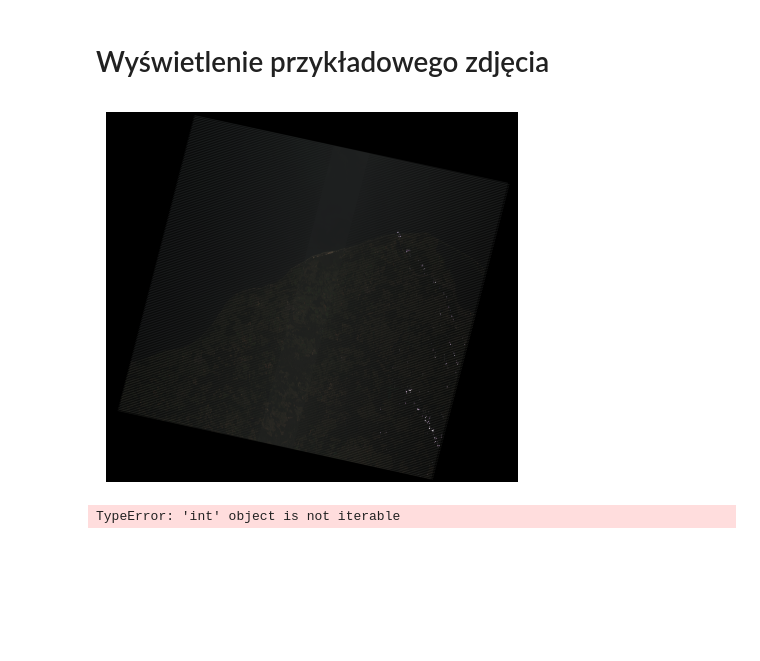
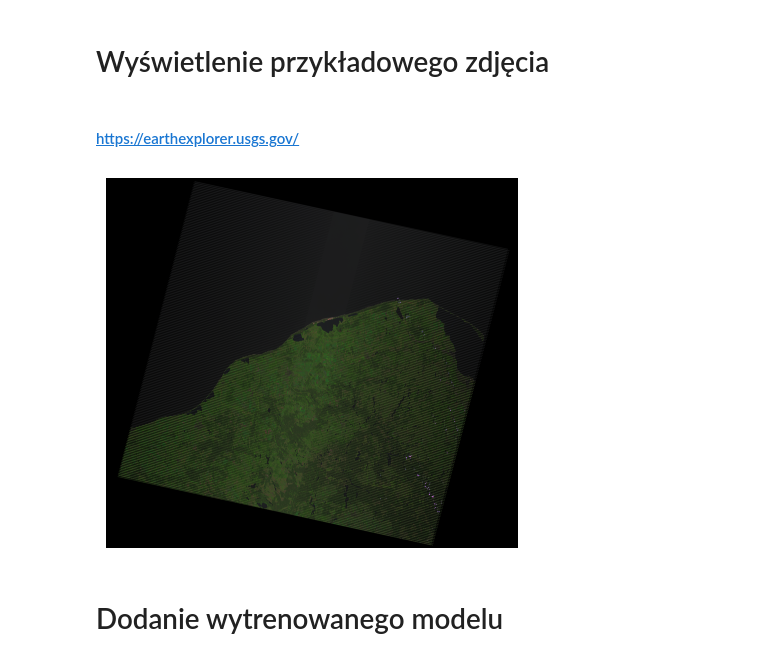
Before and after one commit to Morpheus1024/Detekcja-zmian-uzytkowania-ziemi, a Jupyter notebook: brudnopis.ipynb, the cells around one changed output. Saved outputs shown, nothing was run; the diff lists cells and outputs as text; code cells hidden in the pictures; blank space fills up the shorter version.

```diff
--- a/brudnopis.ipynb
+++ b/brudnopis.ipynb
@@ -26,35 +44,38 @@ import tifffile as tiff
 import torchgeo
 # %% [markdown]
 # Wyświetlenie przykładowego zdjęcia
+# %% [markdown]
+#### https://earthexplorer.usgs.gov/
 # %%
 #tif_image = Image.open('Landsat/2019/LE07_L2SP_191022_20190415_20200827_02_T1_SR_B5.TIF')
 # Ścieżki do plików z kanałami
-band4_path = 'Landsat/2010/LE07_L2SP_191022_20100711_20200911_02_T1_SR_B3.TIF'  # Red
-band3_path = 'Landsat/2010/LE07_L2SP_191022_20100711_20200911_02_T1_SR_B2.TIF'  # Green
-band2_path = 'Landsat/2010/LE07_L2SP_191022_20100711_20200911_02_T1_SR_B1.TIF'  # Blue
+band5_path = 'Landsat/2010/LE07_L2SP_191022_20100711_20200911_02_T1_SR_B5.TIF'  # Red
+band4_path = 'Landsat/2010/LE07_L2SP_191022_20100711_20200911_02_T1_SR_B4.TIF'  # Green
+band3_path = 'Landsat/2010/LE07_L2SP_191022_20100711_20200911_02_T1_SR_B3.TIF'  # Blue
 
 # Otwórz kanały
-band4 = tiff.imread(band4_path)
-band3 = tiff.imread(band3_path)
-band2 = tiff.imread(band2_path)
+band4 = tiff.imread(band5_path)
+band3 = tiff.imread(band4_path)
+band2 = tiff.imread(band3_path)
 
 # Normalizacja kanałów (opcjonalnie, aby upewnić się, że wartości mieszczą się w zakresie 0-255)
 def normalize(array):
     array_min, array_max = array.min(), array.max()
     return ((array - array_min) / (array_max - array_min) * 255).astype(np.uint8)
 
 band4 = normalize(band4)
 band3 = normalize(band3)
 band2 = normalize(band2)
 
 # Stwórz obraz RGB
 rgb_image = np.dstack((band4, band3, band2))
 
 # Wyświetl obraz
 plt.imshow(rgb_image)
+plt.imsave('rgb_image.png', rgb_image)
 plt.axis('off')  # Ukryj osie
 plt.show()
 # %% [output]
-[figure, old version]
+[figure, new version]
 # %%
 # segmentacja wcztanego zdjęcia landsat przy pimocy torchgeo
@@ -72,22 +102,2 @@ dataset = landsat_dataset_2010 or landsat_dataset_2019 or landsat_dataset_2000
-# %%
-
-from torchvision.models.segmentation import deeplabv3_resnet50
-
-import torchvision.transforms as transforms
-
-# Load the pre-trained DeepLabv3 model
-model = deeplabv3_resnet50(pretrained=True)
-
-# Set the model to evaluation mode
-model.eval()
-
-# Define the image transformation
-transform = transforms.Compose([
-    transforms.ToTensor(),
-    transforms.Normalize(mean=[0.485, 0.456, 0.406], std=[0.229, 0.224, 0.225])
-])
-
-# Predict on landsat_dataset_2000
-predictions = model(transform(landsat_dataset_2000[0]['image']).unsqueeze(0))['out']
-# %% [output]
-TypeError: 'int' object is not iterable
+# %% [markdown]
+# Dodanie wytrenowanego modelu
```
Also changed, not shown: parts of 5 cells of this notebook.
